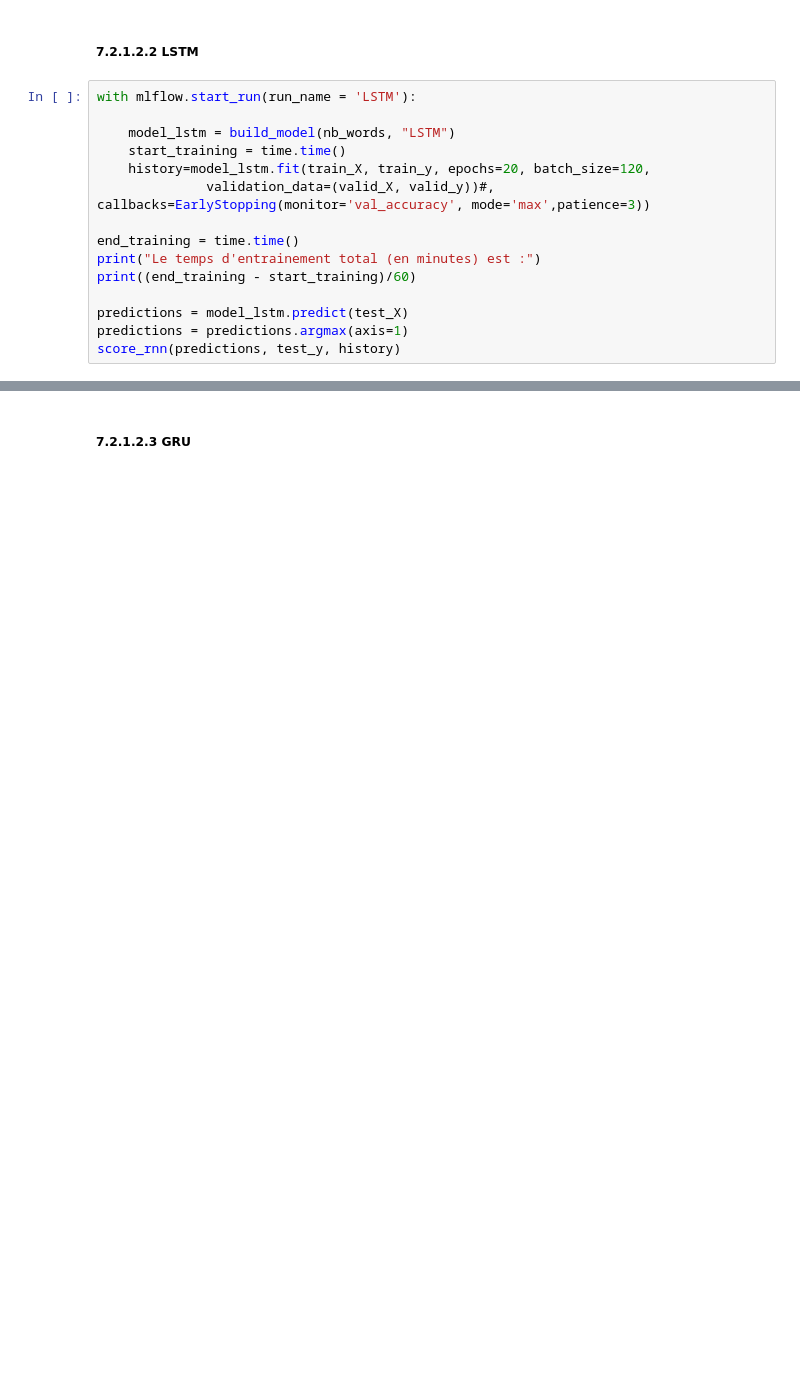
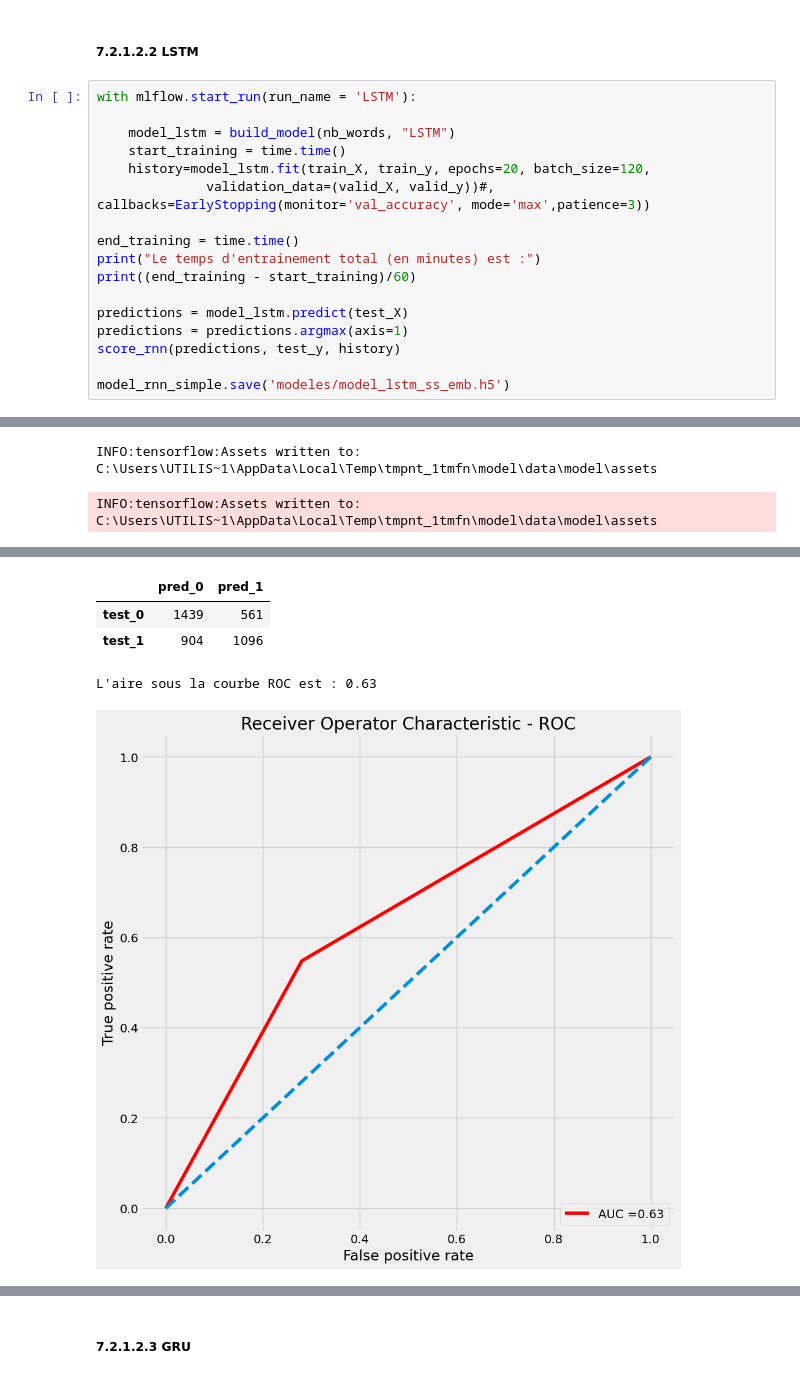
Before and after one commit to IAnthonyRenard/SentimentsClassification, a Jupyter notebook: Renard_Anthony_2_scripts_042023.ipynb, the cells around one changed output, grey strips where cells are left out. Saved outputs shown, nothing was run; the diff lists cells and outputs as text; blank space fills up the shorter version.

```diff
--- a/Renard_Anthony_2_scripts_042023.ipynb
+++ b/Renard_Anthony_2_scripts_042023.ipynb
@@ -2378,3 +2514,6 @@ print((end_training - start_training)/60)
 predictions = model_lstm.predict(test_X)
 predictions = predictions.argmax(axis=1)
 score_rnn(predictions, test_y, history)
+
+model_rnn_simple.save('modeles/model_lstm_ss_emb.h5')
+# %% [output]
@@ -2380,0 +2538,2 @@ score_rnn(predictions, test_y, history)
+INFO:tensorflow:Assets written to: C:\Users\UTILIS~1\AppData\Local\Temp\tmpnt_1tmfn\model\data\model\assets
+INFO:tensorflow:Assets written to: C:\Users\UTILIS~1\AppData\Local\Temp\tmpnt_1tmfn\model\data\model\assets
@@ -2380,0 +2551,5 @@ score_rnn(predictions, test_y, history)
+|  | pred_0 | pred_1 |
+| test_0 | 1439 | 561 |
+| test_1 | 904 | 1096 |
+L'aire sous la courbe ROC est : 0.63
+[figure, added]
```
Also changed, not shown: parts of 33 cells of this notebook.
